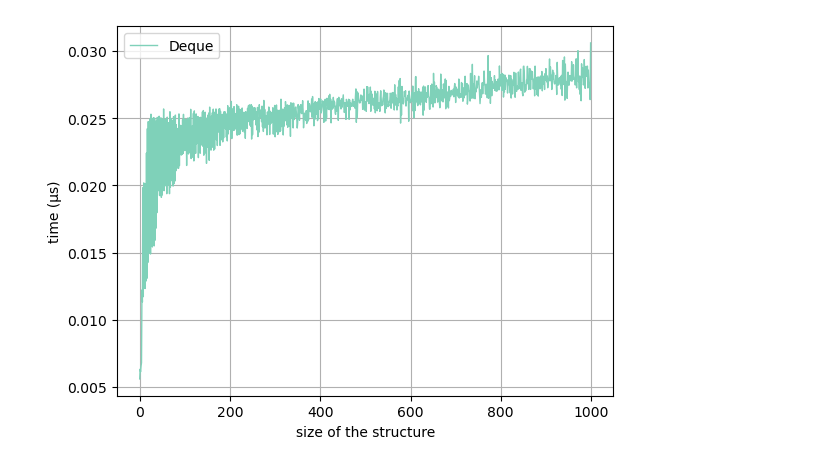
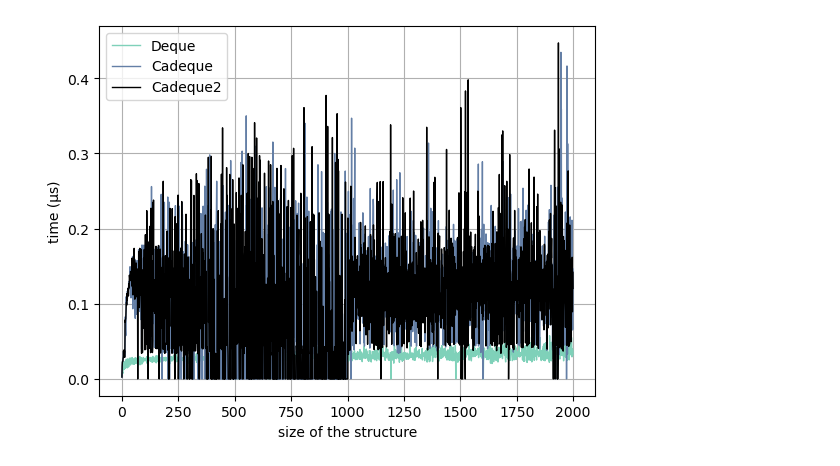
Before and after one commit to JulesViennotFranca/VerifiedCatenableDeque, a Jupyter notebook: bench/graphics.ipynb, the cells around one changed output. Cells and saved outputs as stored; diff of their text form; code cells hidden in the pictures.

```diff
--- a/bench/graphics.ipynb
+++ b/bench/graphics.ipynb
@@ -68,18 +128,18 @@ plt.show()
 # %%
-# Graph for inject
+# Graph for eject
 
-file = "./tmp/inject.csv"
+file = "./tmp/eject.csv"
 data = pd.read_csv(file)
 
-# plt.plot(data["Size"], data[list], label=list, color=clist, linewidth=linewidth)
-plt.plot(data["Size"], data[deque], label=deque, color=cdeque, linewidth=linewidth)
-# plt.plot(data["Size"], data[steque], label=steque, color=csteque, linewidth=linewidth)
-# plt.plot(data["Size"], data[cadeque], label=cadeque, color=ccadeque, linewidth=linewidth)
-# plt.plot(data["Size"], data[cadeque2], label=cadeque2, color=ccadeque2, linewidth=linewidth)
+# plt.plot(data["Size"], make_time_data(data, list), label=list, color=clist, linewidth=linewidth)
+plt.plot(data["Size"], make_time_data(data, deque), label=deque, color=cdeque, linewidth=linewidth)
+# plt.plot(data["Size"], make_time_data(data, steque), label=steque, color=csteque, linewidth=linewidth)
+plt.plot(data["Size"], make_time_data(data, cadeque), label=cadeque, color=ccadeque, linewidth=linewidth)
+plt.plot(data["Size"], make_time_data(data, cadeque2), label=cadeque2, color=ccadeque2, linewidth=linewidth)
 plt.grid()
 plt.xlabel("size of the structure")
 plt.ylabel("time (µs)")
 plt.legend()
 plt.show()
 # %% [output]
-[figure, old version]
+[figure, new version]
```
Also changed, not shown: parts of 7 cells of this notebook, 18 other files.
